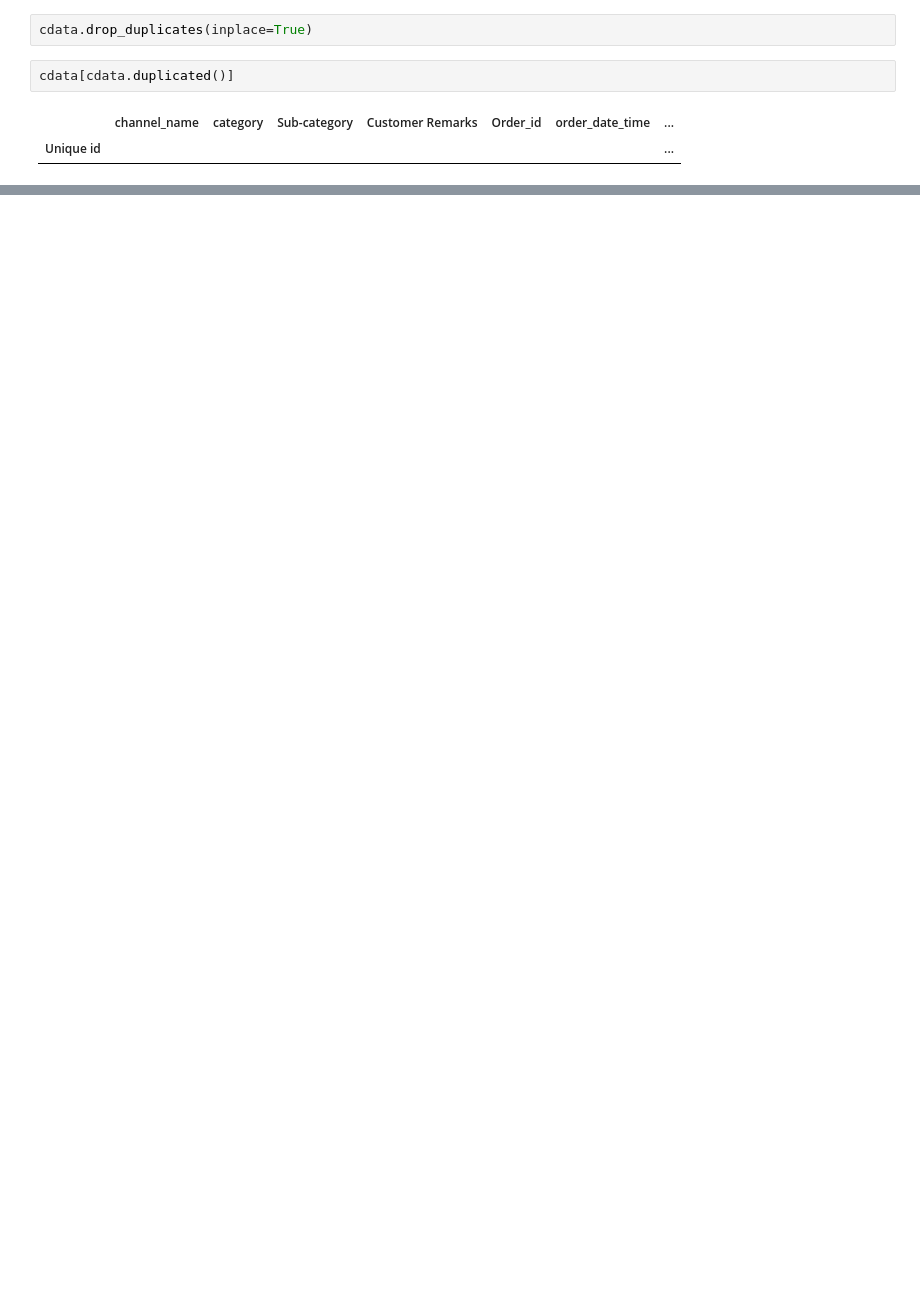
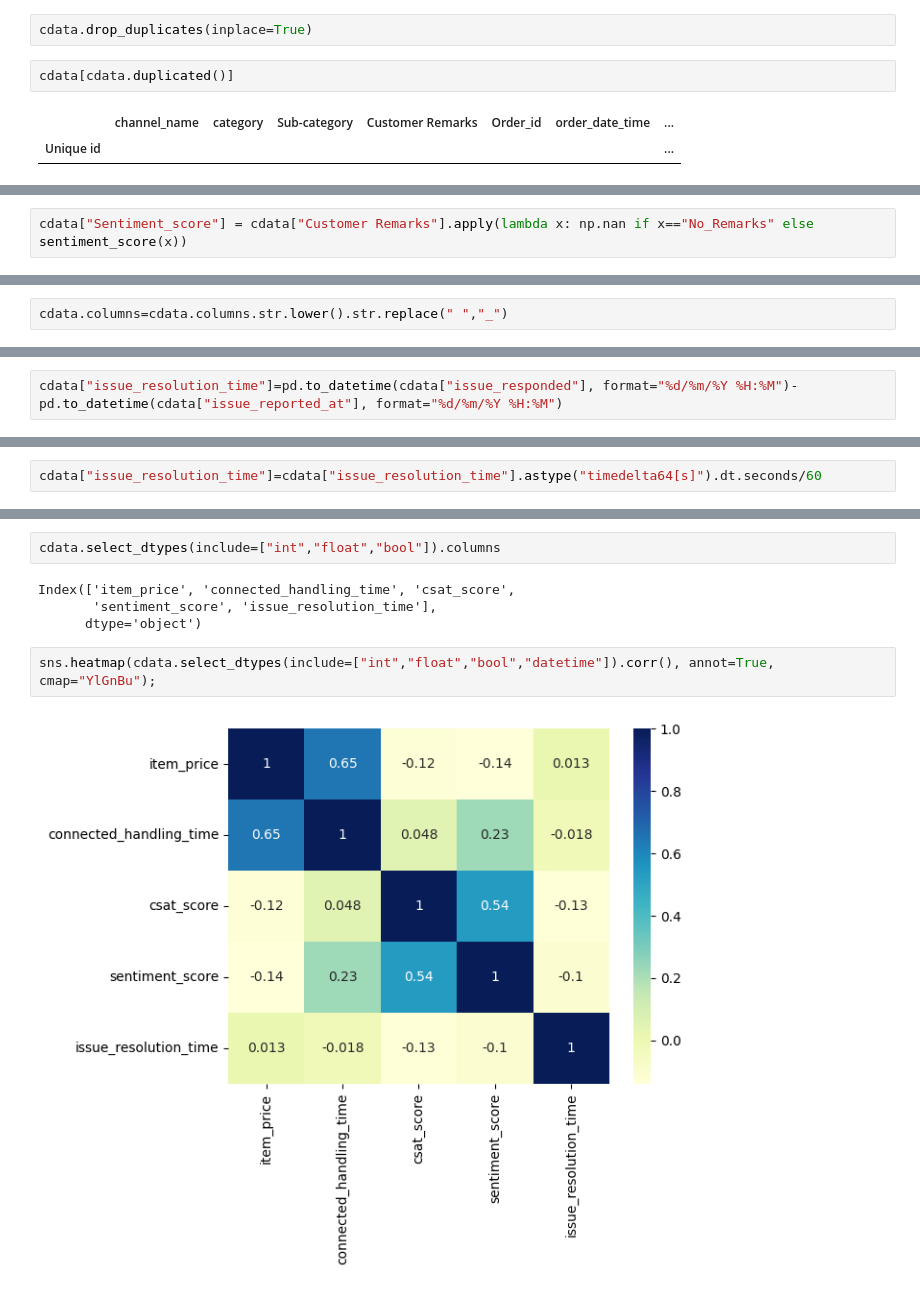
Before and after one commit to sushantkas/DEEP-CSAT-Project, a Jupyter notebook: EDA.ipynb, the cells around one changed output, grey strips where cells are left out. Saved outputs shown, nothing was run; the diff lists cells and outputs as text; blank space fills up the shorter version.

```diff
--- a/EDA.ipynb
+++ b/EDA.ipynb
@@ -145,0 +325,2 @@ cdata[cdata.duplicated()]
+# %%
+cdata["Sentiment_score"] = cdata["Customer Remarks"].apply(lambda x: np.nan if x=="No_Remarks" else sentiment_score(x))
@@ -145,0 +364,2 @@ cdata[cdata.duplicated()]
+# %%
+cdata.columns=cdata.columns.str.lower().str.replace(" ","_")
@@ -145,0 +383,2 @@ cdata[cdata.duplicated()]
+# %%
+cdata["issue_resolution_time"]=pd.to_datetime(cdata["issue_responded"], format="%d/%m/%Y %H:%M")-pd.to_datetime(cdata["issue_reported_at"], format="%d/%m/%Y %H:%M")
@@ -145,0 +401,2 @@ cdata[cdata.duplicated()]
+# %%
+cdata["issue_resolution_time"]=cdata["issue_resolution_time"].astype("timedelta64[s]").dt.seconds/60
@@ -145,0 +468,10 @@ cdata[cdata.duplicated()]
+# %%
+cdata.select_dtypes(include=["int","float","bool"]).columns
+# %% [output]
+Index(['item_price', 'connected_handling_time', 'csat_score',
+       'sentiment_score', 'issue_resolution_time'],
+      dtype='object')
+# %%
+sns.heatmap(cdata.select_dtypes(include=["int","float","bool","datetime"]).corr(), annot=True, cmap="YlGnBu");
+# %% [output]
+[figure, added]
```
Also changed, not shown: parts of 36 cells of this notebook, 1 other file.
